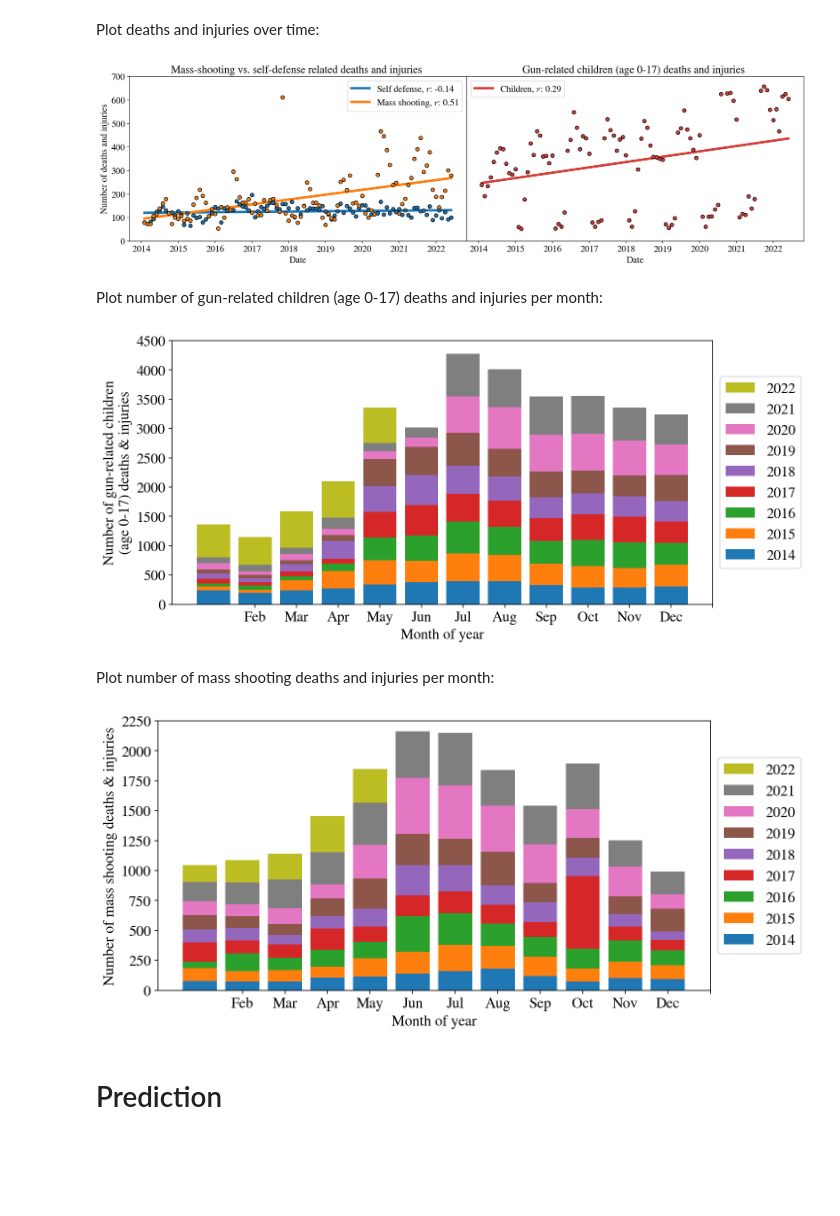
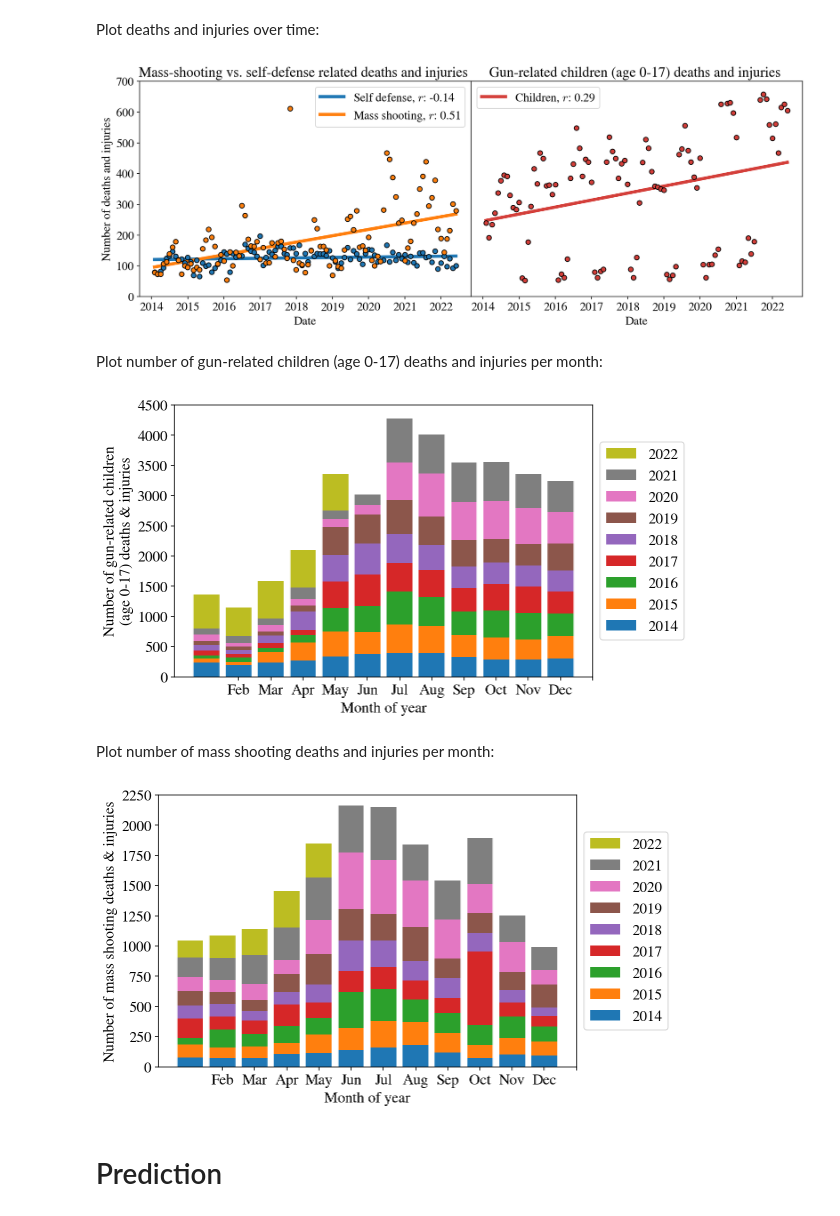
Before and after one commit to lauraluebbert/US_gun_violence, a Jupyter notebook: gun_violence_analysis.ipynb, the cells around one changed output. Drawn from its saved outputs; the diff is of its cells as text; code cells hidden in the pictures; blank space fills up the shorter version.

```diff
--- a/gun_violence_analysis.ipynb
+++ b/gun_violence_analysis.ipynb
@@ -60,7 +60,7 @@ kids_num_killed = df_kids.resample("M")["killed", "injured"].sum().sum(1) # numb
 # %% [markdown]
 Plot deaths and injuries over time:
 # %%
-fig, axs = plt.subplots(figsize=(20, 5), ncols=2)
+fig, axs = plt.subplots(figsize=(15, 5), ncols=2)
 fig.subplots_adjust(wspace=0)
 ax = axs[0]
 x = defense_m_num_killed.index
@@ -96,34 +96,34 @@ ax.set(**{
     "ylim": (0, 700), # 5000),
 })
 
 ax = axs[1]
 x = kids_num_killed.index
 y = kids_num_killed.values
 
 xx = (x - x[0]).days.values
 reg = LinearRegression().fit(xx.reshape(-1,1), y)
 xxx = np.array([xx.min(), xx.max()])
 yyy = reg.coef_*xxx + reg.intercept_
 r = np.sqrt(reg.score(xx.reshape(-1,1), y))
 
 ax.scatter(x,y, color="#D43F3A", edgecolor="k")
 ax.plot([x[0], x[-1]], [yyy[0], yyy[-1]], label=f"Children, $r$: {r:,.2f}", color="#D43F3A", linewidth=4, zorder=-1)
 
 ax.legend()
 
 ax.set(**{
     "xlabel": "Date",
     "ylabel": "",
     "title": "Gun-related children (age 0-17) deaths and injuries ",
     "ylim": (0, 700), # 5000),
     "yticks": [],
     "yticklabels": []
 })
 
 fig.savefig("correlation.png", dpi=300, bbox_inches="tight", background="white")
 fig.show()
 # %% [output]
-[figure, old version]
+[figure, new version]
 # %% [markdown]
 Plot number of gun-related children (age 0-17) deaths and injuries per month:
 # %%
@@ -137,7 +137,7 @@ for idx, y in enumerate(years):
     # to account for 2022 being incomplete
     a[idx][jdx] = v
 # %%
-fig, ax = plt.subplots(figsize=(10,5))
+fig, ax = plt.subplots(figsize=(7.5,5))
 
 ax.bar(months, a[0], label=years[0])
 for i in range(1, 9):
@@ -154,7 +154,7 @@ ax.legend(handles[::-1], labels[::-1], loc='center left', bbox_to_anchor=(1, 0.5
 fig.savefig("children-per-month.png", dpi=300, bbox_inches="tight", background="white")
 fig.show()
 # %% [output]
-[figure, old version]
+[figure, new version]
 # %% [markdown]
 Plot number of mass shooting deaths and injuries per month:
 # %%
@@ -168,7 +168,7 @@ for idx, y in enumerate(years):
     # to account for 2022 being incomplete
     a[idx][jdx] = v
 # %%
-fig, ax = plt.subplots(figsize=(10,5))
+fig, ax = plt.subplots(figsize=(7.5,5))
 
 ax.bar(months, a[0], label=years[0])
 for i in range(1, 9):
@@ -185,7 +185,7 @@ ax.legend(handles[::-1], labels[::-1], loc='center left', bbox_to_anchor=(1, 0.5
 fig.savefig("mass-per-month.png", dpi=300, bbox_inches="tight", background="white")
 fig.show()
 # %% [output]
-[figure, old version]
+[figure, new version]
 # %% [markdown]
 # Prediction
 # %%
```
